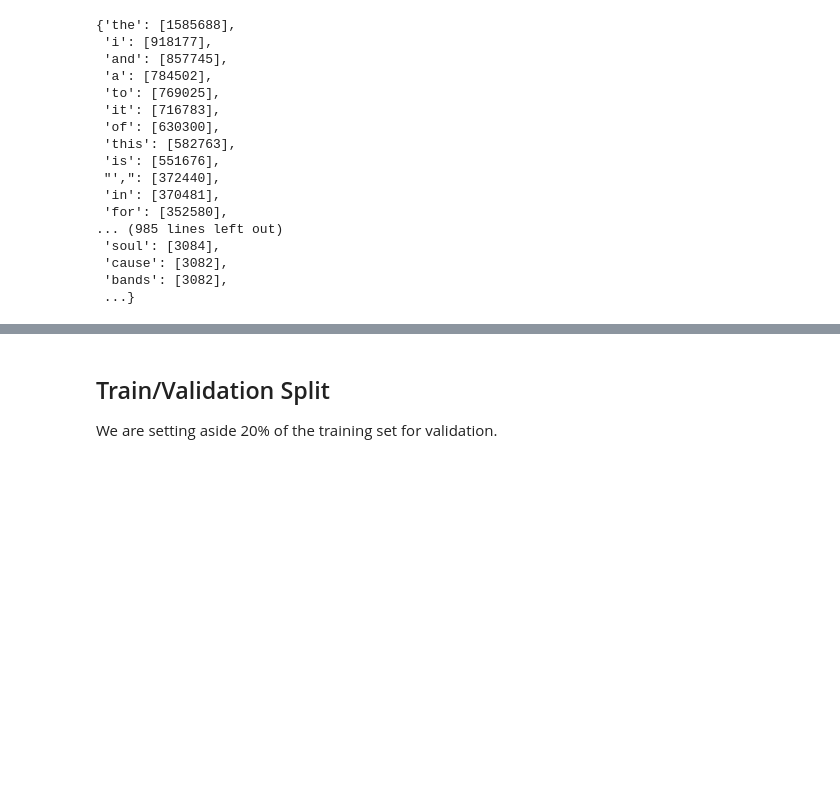
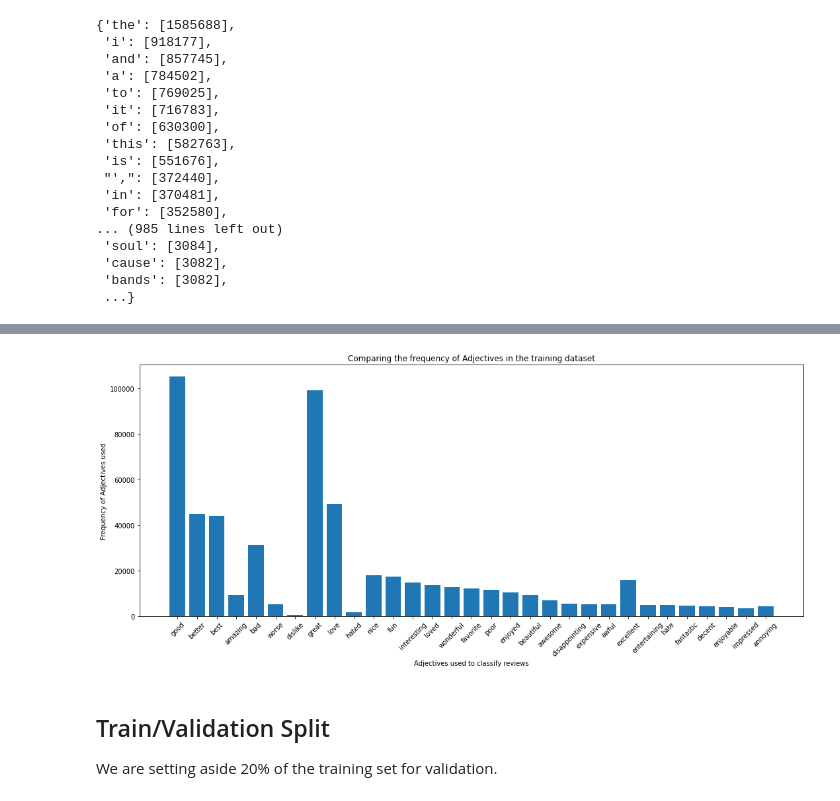
Before and after one commit to shrutikamokashi/Amazon-Reviews-for-Sentiment-Analysis, a Jupyter notebook: Amazon_fin_report.ipynb, the cells around one changed output, grey strips where cells are left out. Saved outputs shown, nothing was run; the diff lists cells and outputs as text; code cells hidden in the pictures; blank space fills up the shorter version.

```diff
--- a/Amazon_fin_report.ipynb
+++ b/Amazon_fin_report.ipynb
@@ -517,3 +507,27 @@ plt.show()
+# %%
+review_list = ['good', 'better', 'best', 'amazing','bad', 'worse', 'wost', 'dislike','great','love','hated','nice','fun','interesting','loved','wonderful','favorite','poor','enjoyed','beautiful','awesome','disappointing','expensive','awful','excellent','entertaining','hate','fantastic','decent','enjoyable','impressed','annoying']
+revlist = []
+revlistkey = []
+revlistval = []
+for item in review_list:
+  for key,value in dict_most_occur.items():
+    if (key == item):
+      revlist.append([key, value])
+
+for item in revlist:
+    revlistkey.append(item[0])
+for item in revlist:
+    revlistval.append(item[1][0])
+# %%
+fig = plt.figure(figsize=(18,7))
+plt.bar(revlistkey, revlistval)
+plt.xlabel('Adjectives used to classify reviews')
+plt.ylabel('Frequency of Adjectives used')
+plt.xticks(rotation=45)
+plt.title('Comparing the frequency of Adjectives in the training dataset')
+plt.show()
+# %% [output]
+[figure, added]
 # %% [markdown]
 ## Train/Validation Split
 We are setting aside 20% of the training set for validation.
```
Also changed, not shown: parts of 14 cells of this notebook.
